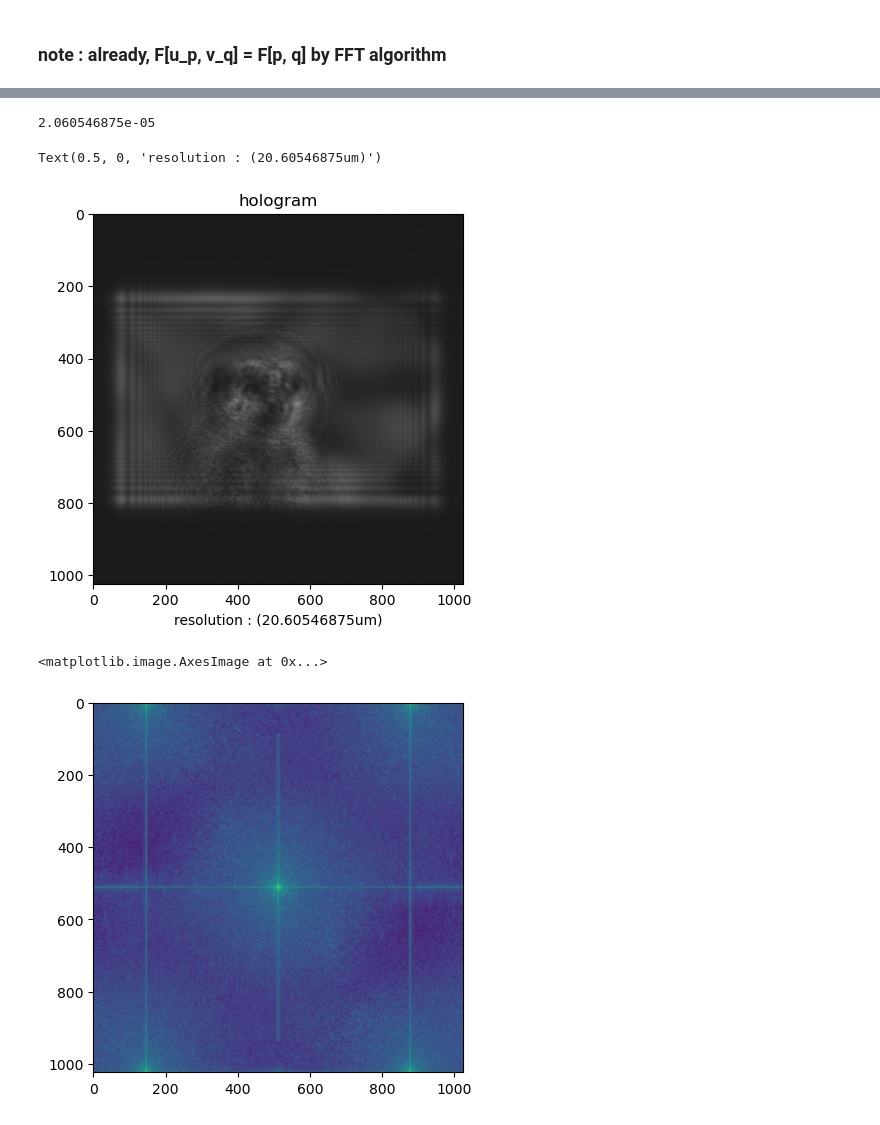
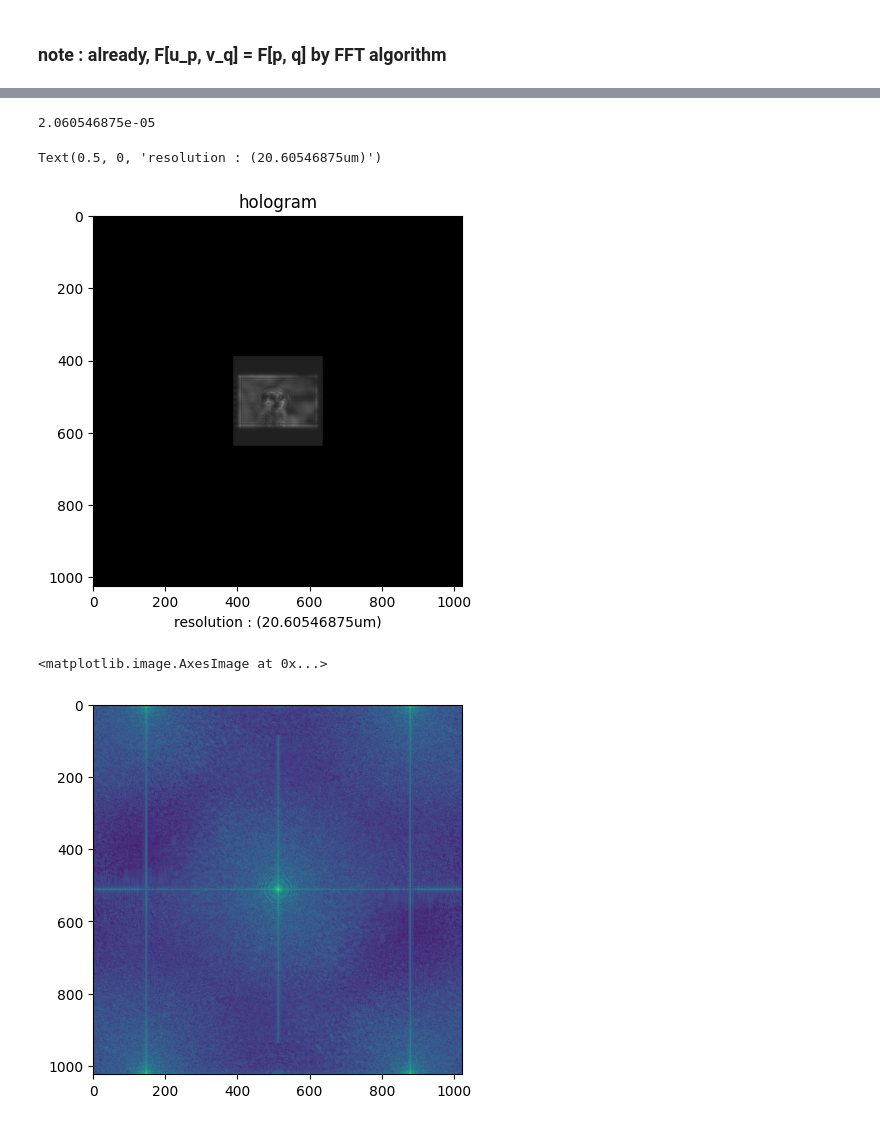
Before and after one commit to rkka02/holography_v0, a Jupyter notebook: holo.ipynb, the cells around one changed output, grey strips where cells are left out. Cells and saved outputs as stored; diff of their text form; code cells hidden in the pictures.

Commit message:
Resolution modifyiung code added

```diff
--- a/holo.ipynb
+++ b/holo.ipynb
@@ -80,29 +92,46 @@ a = (a - a.min())/(a.max() - a.min())
 # %%
 source = a.copy()
 lam = 633*nm
 z0 = 1*m
 N = source.shape[0]
 source_res = 30*um
 theta = np.pi/5
 
 fresnel, hologram_res = propagator.Fresnel_propagator.propagate(lam=lam, z=z0, source=source, source_resolution=source_res)
 reference_wave = wave.Plane_wave_generator.get_wave(shape=source.shape, lam=lam, resolution=source_res, theta=theta)
 hologram = fresnel + 0.5 * reference_wave
 hologram = np.abs(hologram)**2
 
+# resolution fitting : 이게 맞나...?
+dmd_res = 5*um
+res_ratio = dmd_res/hologram_res
+if res_ratio < 1:
+    hologram = cv2.resize(hologram, dsize=(0,0), fx=res_ratio, fy=res_ratio)
+else:
+    raise NotImplementedError('resolution reduction is not implemented yet')
+
+# place center
+h, w = hologram.shape
+temp = np.zeros((N, N))
+shift_h, shift_w = (N-h)//2, (N-w)//2
+temp[0:h, 0:w] = hologram
+temp = np.roll(temp, shift=shift_h, axis=0)
+temp = np.roll(temp, shift=shift_w, axis=1)
+hologram = temp
+
 print(hologram_res)
 plt.imshow(hologram, 'gray')
 plt.title('hologram')
 plt.xlabel('resolution : (' + str(hologram_res/um) + 'um)')
 # %% [output]
 2.060546875e-05
 Text(0.5, 0, 'resolution : (20.60546875um)')
-[figure, old version]
+[figure, new version]
 # %%
 plt.imshow(np.log(1+np.abs(np.fft.fftshift(np.fft.fft2(hologram)))))
 # %% [output]
 <matplotlib.image.AxesImage at 0x...>
-[figure, old version]
+[figure, new version]
 # %%
 # Reconstruction
 source = hologram.copy()
```
Also changed, not shown: parts of 4 cells of this notebook, 1 other file.
